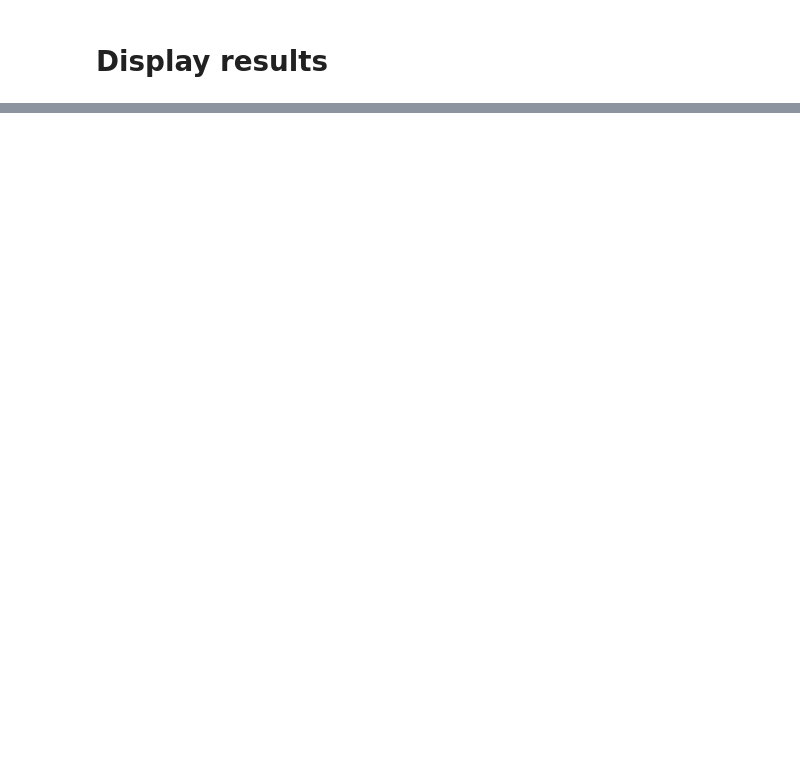
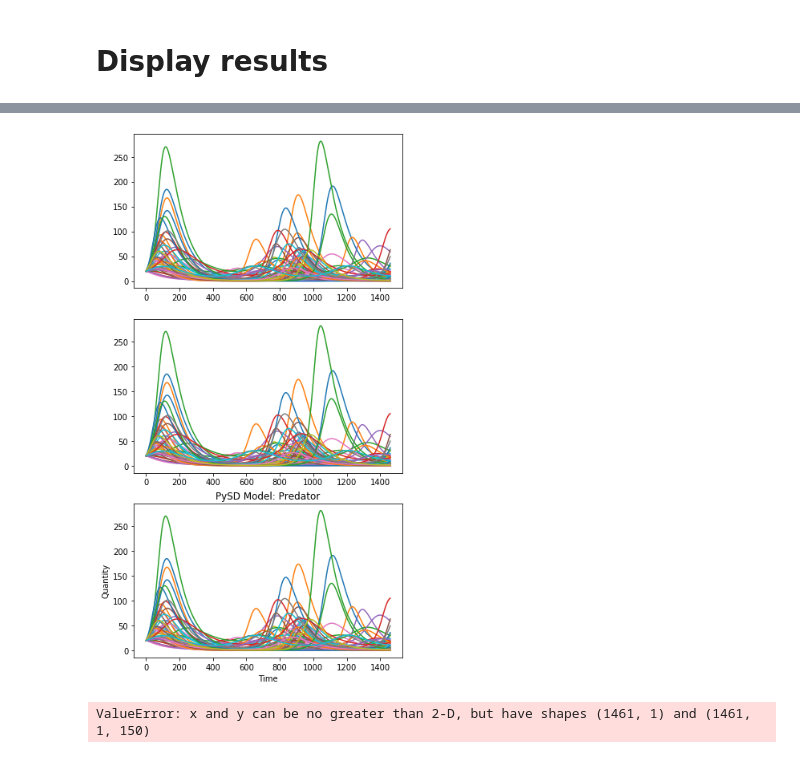
Before and after one commit to herzogrh/EPA1361, a Jupyter notebook: Week 1-2 - general intro to exploratory modelling/assignment 3 - multimodel_assignmentV3.ipynb, the cells around one changed output, grey strips where cells are left out. Cells and saved outputs as stored; diff of their text form; code cells hidden in the pictures; blank space fills up the shorter version.

```diff
--- a/Week 1-2 - general intro to exploratory modelling/assignment 3 - multimodel_assignmentV3.ipynb
+++ b/Week 1-2 - general intro to exploratory modelling/assignment 3 - multimodel_assignmentV3.ipynb
@@ -154,0 +193,34 @@ TypeError: expected str, bytes or os.PathLike object, not NoneType
+# %%
+fig, axs = plt.subplots(3)
+
+for i in range(50):
+    axs[0].plot(outcomes['predators'][i].T)
+# axs[0].ylabel('Quantity')
+# axs[0].xlabel('Time')
+# ax[0].title('Python Model: Predator')
+
+for i in range(50,100):
+    axs[1].plot(outcomes['predators'][i].T)
+    # axs[1].ylabel('Quantity')
+    # axs[1].xlabel('Time')
+    # ax[1].title('Excel Model: Predator')
+
+for i in range(100,150):
+    axs[2].plot(outcomes['predators'][i].T)
+    plt.ylabel('Quantity')
+    plt.xlabel('Time')
+    plt.title('PySD Model: Predator')
+
+fig.set_size_inches(6,12)
+plt.show()
+# %% [output]
+[figure, added]
+# %%
+#VISUALIZATION OF THE MODEL OUTCOMES 2:
+from ema_workbench.analysis import plotting, plotting_util
+for outcome in list(outcomes.keys())[1:]:
+    plotting.lines(experiments, outcomes, outcomes_to_show=outcome,
+                   density=plotting_util.Density.HIST)
+plt.show()
+# %% [output]
+ValueError: x and y can be no greater than 2-D, but have shapes (1461, 1) and (1461, 1, 150)
```
Also changed, not shown: parts of 7 cells of this notebook, 1 other file.
